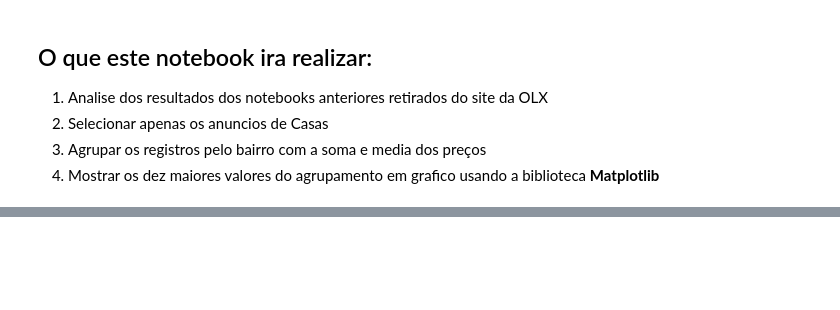
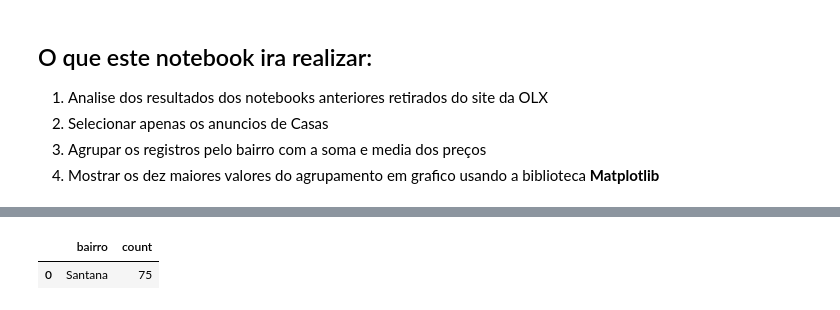
Before and after one commit to gian-lepear/olx-webscrap, a Jupyter notebook: 2-OLX_Analise/Analise_OLX.ipynb, the cells around one changed output, grey strips where cells are left out. Saved outputs shown, nothing was run; the diff lists cells and outputs as text; code cells hidden in the pictures; blank space fills up the shorter version.

```diff
--- a/2-OLX_Analise/Analise_OLX.ipynb
+++ b/2-OLX_Analise/Analise_OLX.ipynb
@@ -92,0 +119,5 @@ df_media_dez.plot.bar(x=df_media_dez['bairro'],title='Media dos Dez Primeiros')
+# %%
+df_count[df_count['bairro'] == 'Santana']
+# %% [output]
+|  | bairro | count |
+| 0 | Santana | 75 |
```
Also changed, not shown: parts of 14 cells of this notebook, 6 other files.
